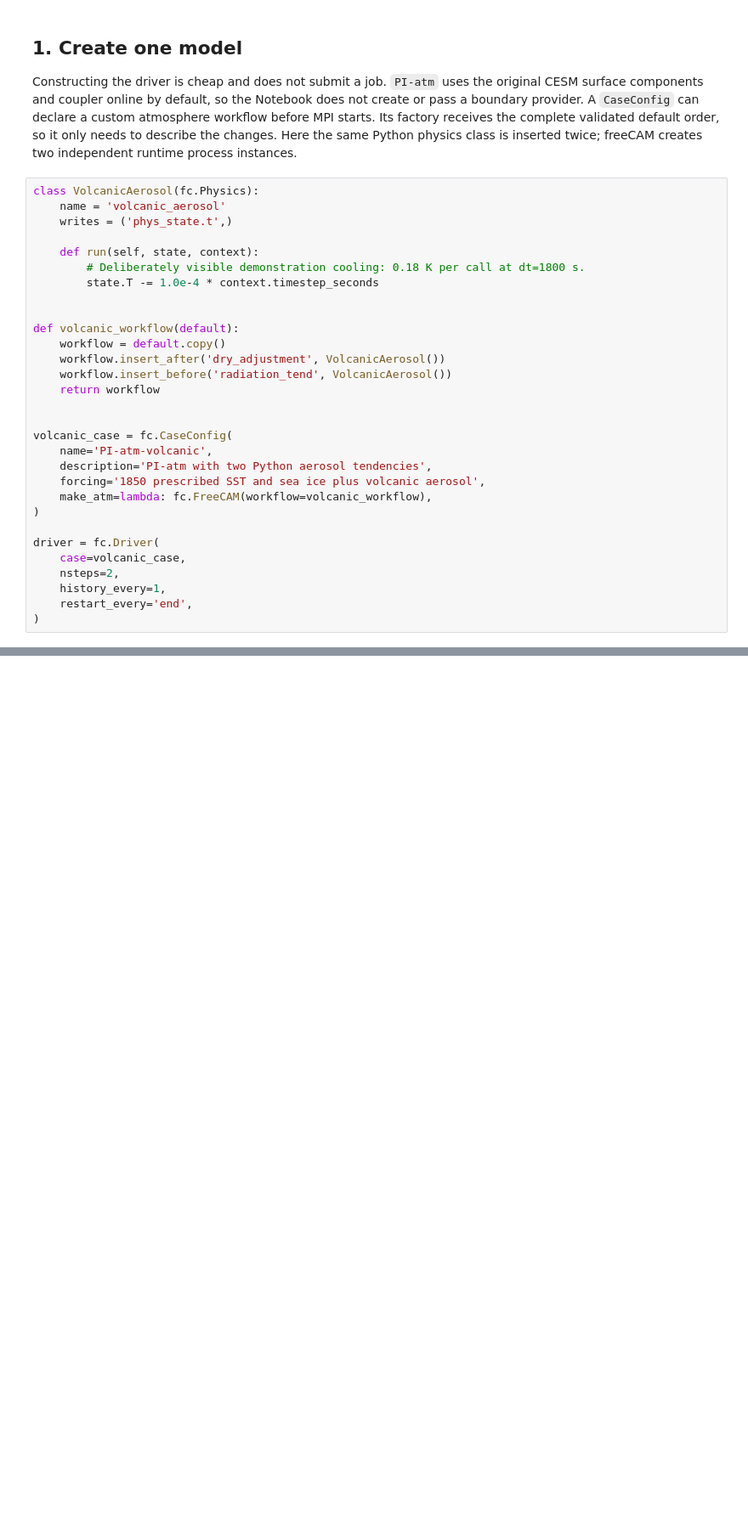
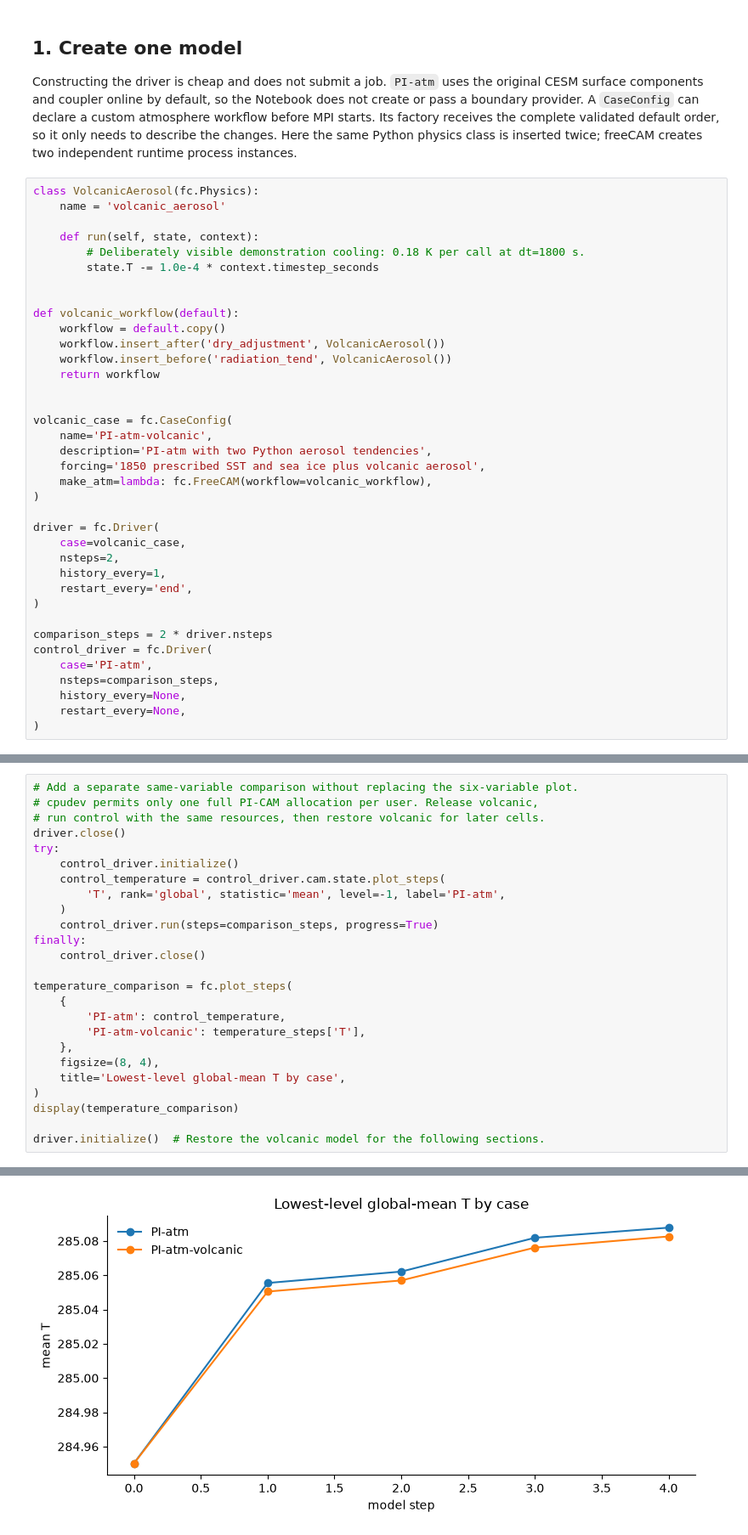
Before and after one commit to a85tract/freeCAM, a Jupyter notebook: examples/try_pi_cam.ipynb, the cells around one changed output, grey strips where cells are left out. Shown at 85% size. Saved outputs shown, nothing was run; the diff lists cells and outputs as text; blank space fills up the shorter version.

```diff
--- a/examples/try_pi_cam.ipynb
+++ b/examples/try_pi_cam.ipynb
@@ -15,7 +15,6 @@ Constructing the driver is cheap and does not submit a job. `PI-atm` uses the or
 # %%
 class VolcanicAerosol(fc.Physics):
     name = 'volcanic_aerosol'
-    writes = ('phys_state.t',)
 
     def run(self, state, context):
         # Deliberately visible demonstration cooling: 0.18 K per call at dt=1800 s.
@@ -42,6 +41,14 @@ driver = fc.Driver(
     history_every=1,
     restart_every='end',
 )
+
+comparison_steps = 2 * driver.nsteps
+control_driver = fc.Driver(
+    case='PI-atm',
+    nsteps=comparison_steps,
+    history_every=None,
+    restart_every=None,
+)
 # %% [markdown]
 ### Start the persistent model
 
@@ -117,0 +138,26 @@ step 100  coupling.boundary_export
+# %%
+# Add a separate same-variable comparison without replacing the six-variable plot.
+# cpudev permits only one full PI-CAM allocation per user. Release volcanic,
+# run control with the same resources, then restore volcanic for later cells.
+driver.close()
+try:
+    control_driver.initialize()
+    control_temperature = control_driver.cam.state.plot_steps(
+        'T', rank='global', statistic='mean', level=-1, label='PI-atm',
+    )
+    control_driver.run(steps=comparison_steps, progress=True)
+finally:
+    control_driver.close()
+
+temperature_comparison = fc.plot_steps(
+    {
+        'PI-atm': control_temperature,
+        'PI-atm-volcanic': temperature_steps['T'],
+    },
+    figsize=(8, 4),
+    title='Lowest-level global-mean T by case',
+)
+display(temperature_comparison)
+
+driver.initialize()  # Restore the volcanic model for the following sections.
+# %% [output]
@@ -117,0 +166 @@ step 100  coupling.boundary_export
+[figure, added]
```
Also changed, not shown: parts of 13 cells of this notebook, 10 other files.
